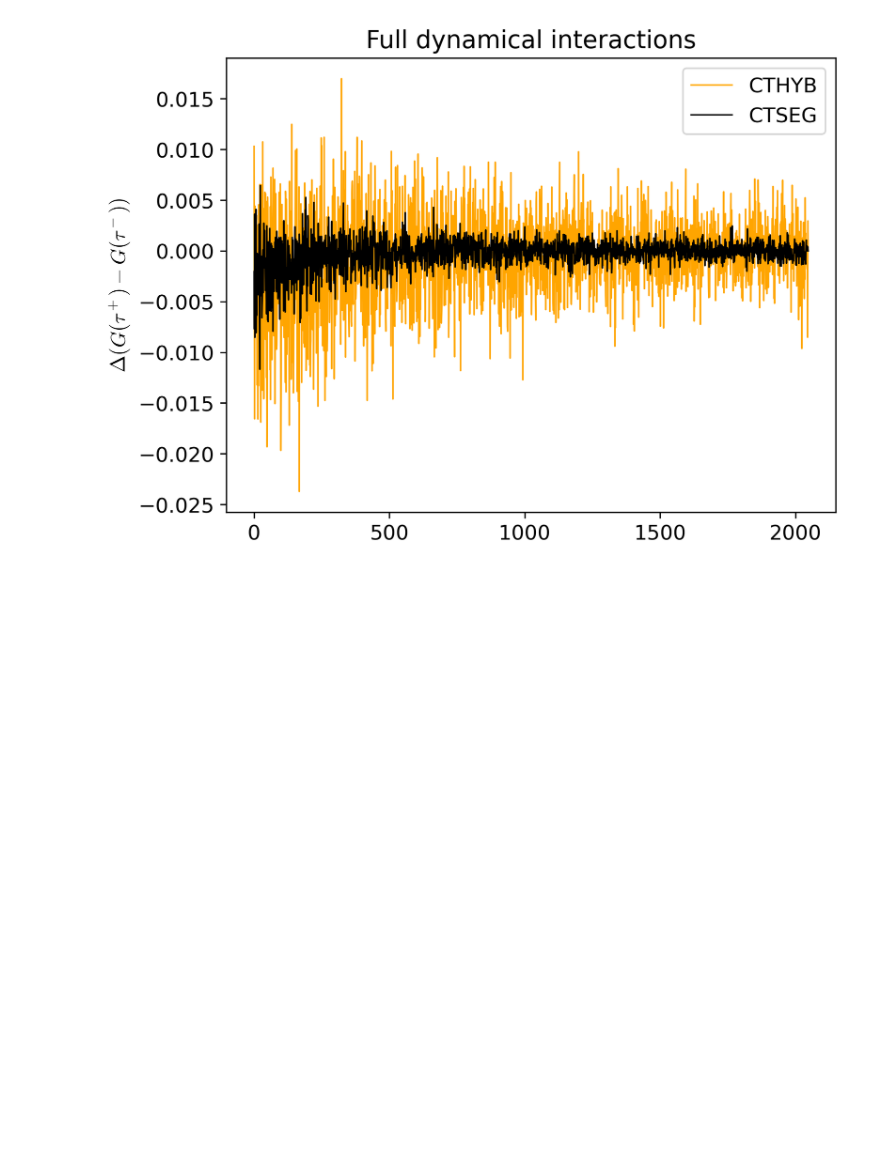
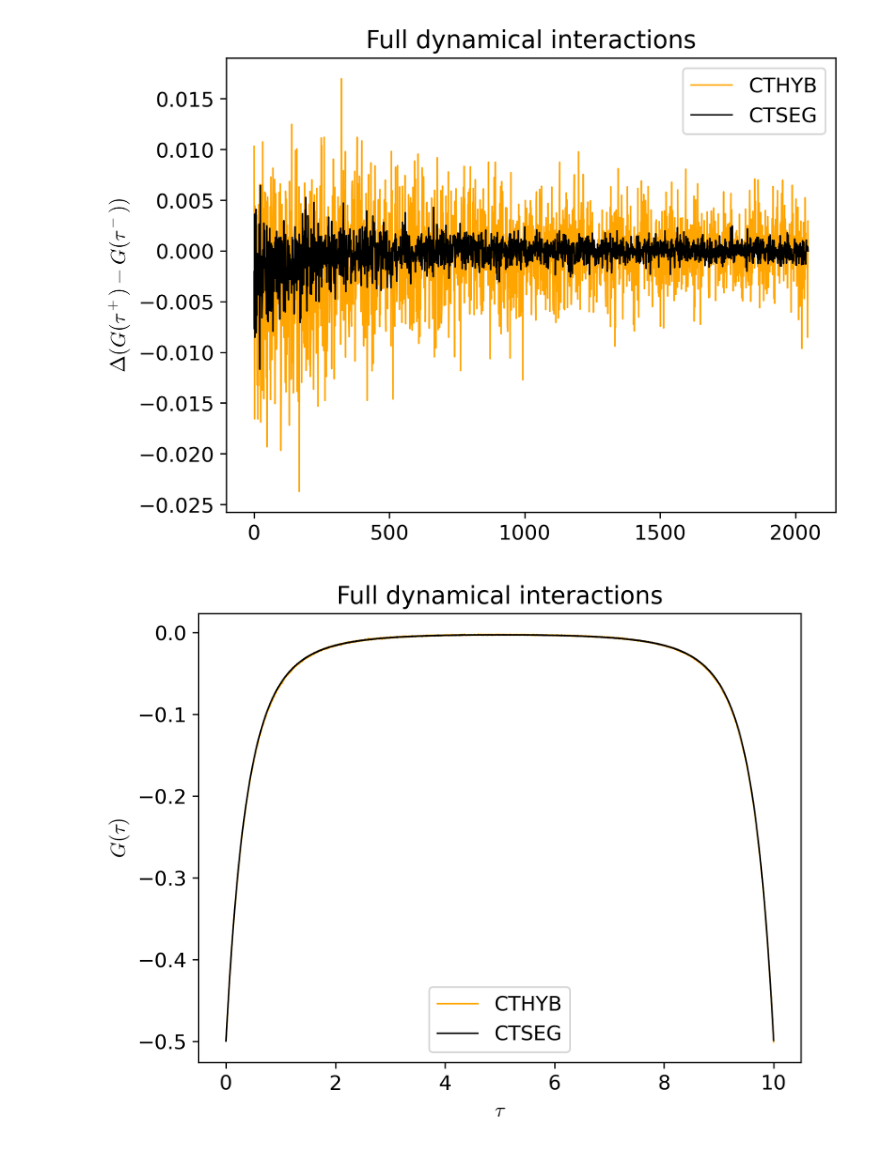
Before and after one commit to andrewkhardy/cthyb, a Jupyter notebook: benchmark/dynamic_int/CTHYB_Benchmarking.ipynb, the cells around one changed output. Saved outputs shown, nothing was run; the diff lists cells and outputs as text; code cells hidden in the pictures; blank space fills up the shorter version.

Commit message:
improved benchmarking

```diff
--- a/benchmark/dynamic_int/CTHYB_Benchmarking.ipynb
+++ b/benchmark/dynamic_int/CTHYB_Benchmarking.ipynb
@@ -158,3 +158,22 @@ plt.legend()
 plt.show()
 # %% [output]
 [figure]
+# %%
+data_loc = "/home/andrewhardy/Documents/Data/CTHYB_Data"
+data_ref = "/home/andrewhardy/Documents/CCQ/cthyb_dyn/benchmark/dynamic_int"
+with HDFArchive(f"{data_ref}/ctint.ref.h5", "r") as A:
+    G_tau_int = A["dmft_loop/i_001/S/G_tau"]
+
+with HDFArchive(f"{data_loc}/spin_spin_ctseg_J-1.0-U-4.0_1.0_1.0_1.0_1.0_1.0_b-10.0.h5", "r") as A:
+    G_tau_seg = A["G_tau"]
+with HDFArchive(f"{data_loc}/spin_spin_cthyb_J-1.0-U-4.0_1.0_1.0_1.0_1.0_1.0_b-10.0.h5", "r") as A:
+    G_tau_hyb = A["G_tau"]
+
+oplot(G_tau_hyb["up"].real, color="orange", linewidth = 0.9, label="CTHYB")
+oplot(G_tau_seg["up"].real, color="black", linewidth = 0.9, label="CTSEG")
+plt.title(r"Full dynamical interactions")
+plt.ylabel(r"$G(\tau)$")
+plt.legend()
+plt.show()
+# %% [output]
+[figure, added]
```
Also changed, not shown: parts of 2 cells of this notebook, 2 other files.
